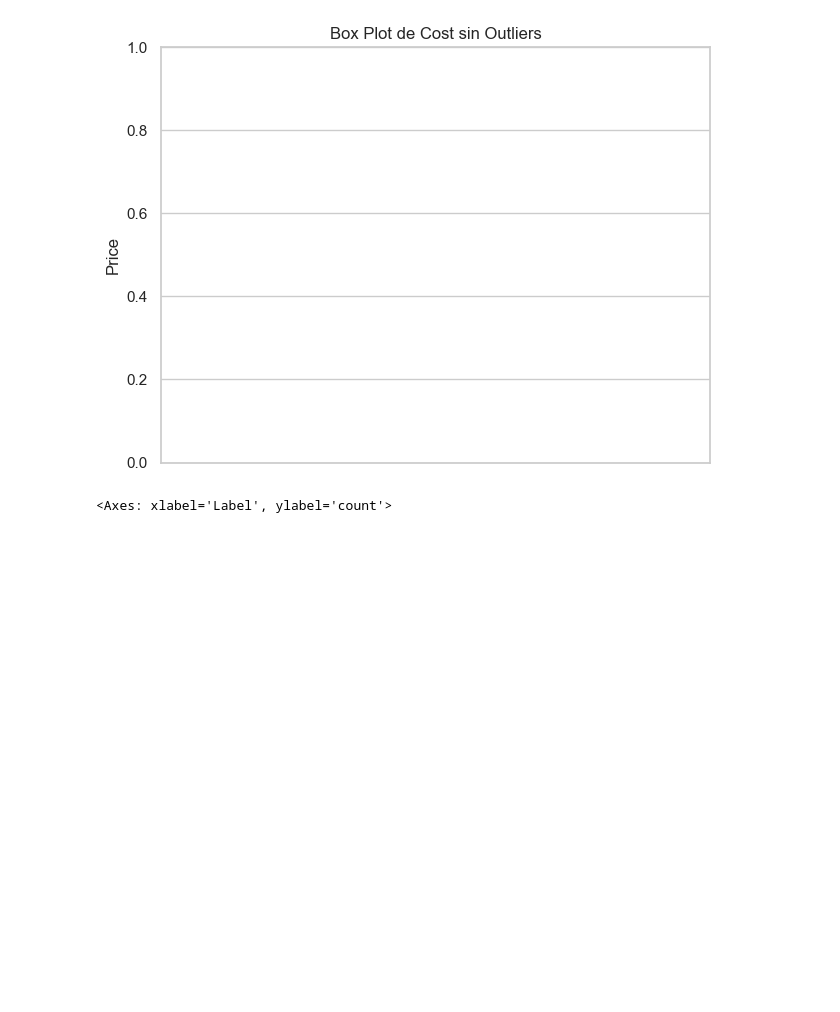
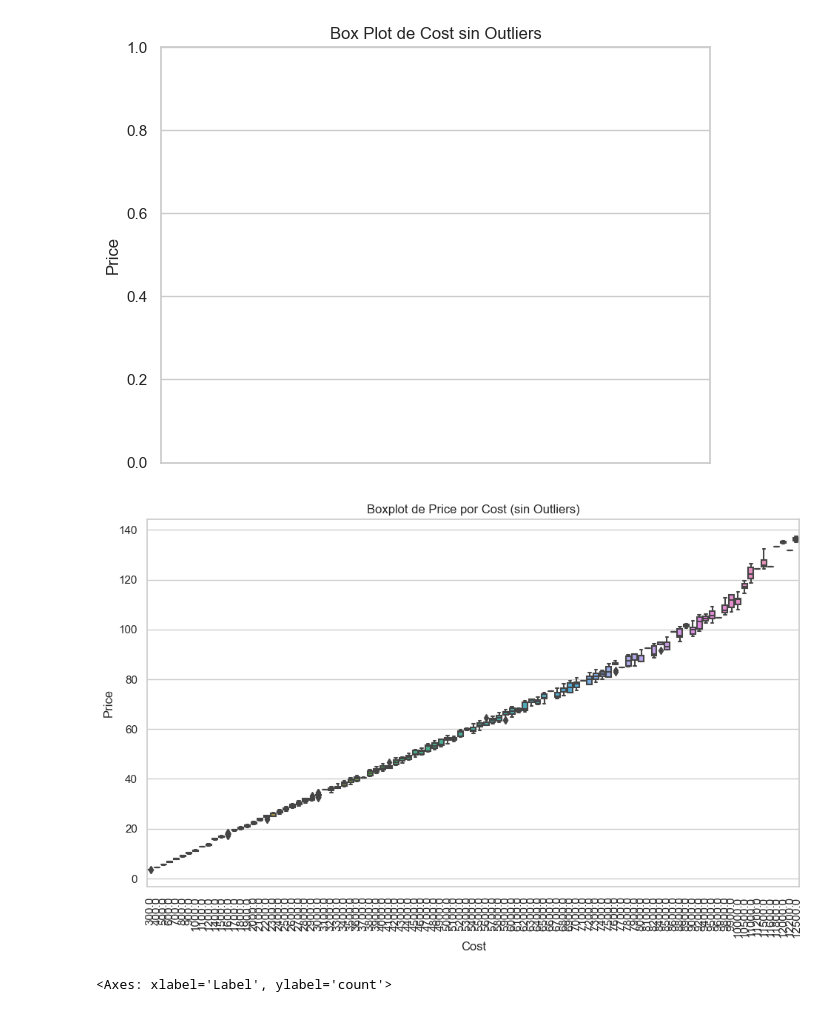
Before and after one commit to td2USA-20232/grupo2, a Jupyter notebook: Caso_uno_p_q.ipynb, the cells around one changed output. Cells and saved outputs as stored; diff of their text form; code cells hidden in the pictures; blank space fills up the shorter version.

Commit message:
outliers2

```diff
--- a/Caso_uno_p_q.ipynb
+++ b/Caso_uno_p_q.ipynb
@@ -294,6 +295,34 @@ plt.tight_layout()
 plt.show()
 # %% [output]
 [figure]
+# %%
+
+# Supongamos que 'new_df' es tu DataFrame y 'Revenue' y 'Price' son las columnas que deseas utilizar
+sns.set(style="whitegrid")  # Establece el estilo del gráfico
+
+# Calcular el rango intercuartil (IQR) para 'Price'
+Q1_price = np.percentile(new_df['Price'], 25)
+Q3_price = np.percentile(new_df['Price'], 75)
+IQR_price = Q3_price - Q1_price
+
+# Definir los límites inferior y superior para 'Price'
+lower_bound_price = Q1_price - 1.5 * IQR_price
+upper_bound_price = Q3_price + 1.5 * IQR_price
+
+# Filtrar los datos eliminando los valores atípicos en 'Price'
+filtered_df = new_df[(new_df['Price'] >= lower_bound_price) & (new_df['Price'] <= upper_bound_price)]
+
+# Crear el boxplot con los datos filtrados
+plt.figure(figsize=(10, 6))
+sns.boxplot(x='Cost', y='Price', data=filtered_df)
+plt.title('Boxplot de Price por Cost (sin Outliers)')
+plt.xlabel('Cost')
+plt.ylabel('Price')
+plt.tight_layout()
+plt.xticks(rotation=90)
+plt.show()
+# %% [output]
+[figure, added]
 # %%
 #Graficamos la varibale "Label" con el fin de identificar la cantidad de categorias.
 sns.countplot(x="Label", data=new_df)
```
Also changed, not shown: parts of 3 cells of this notebook.
